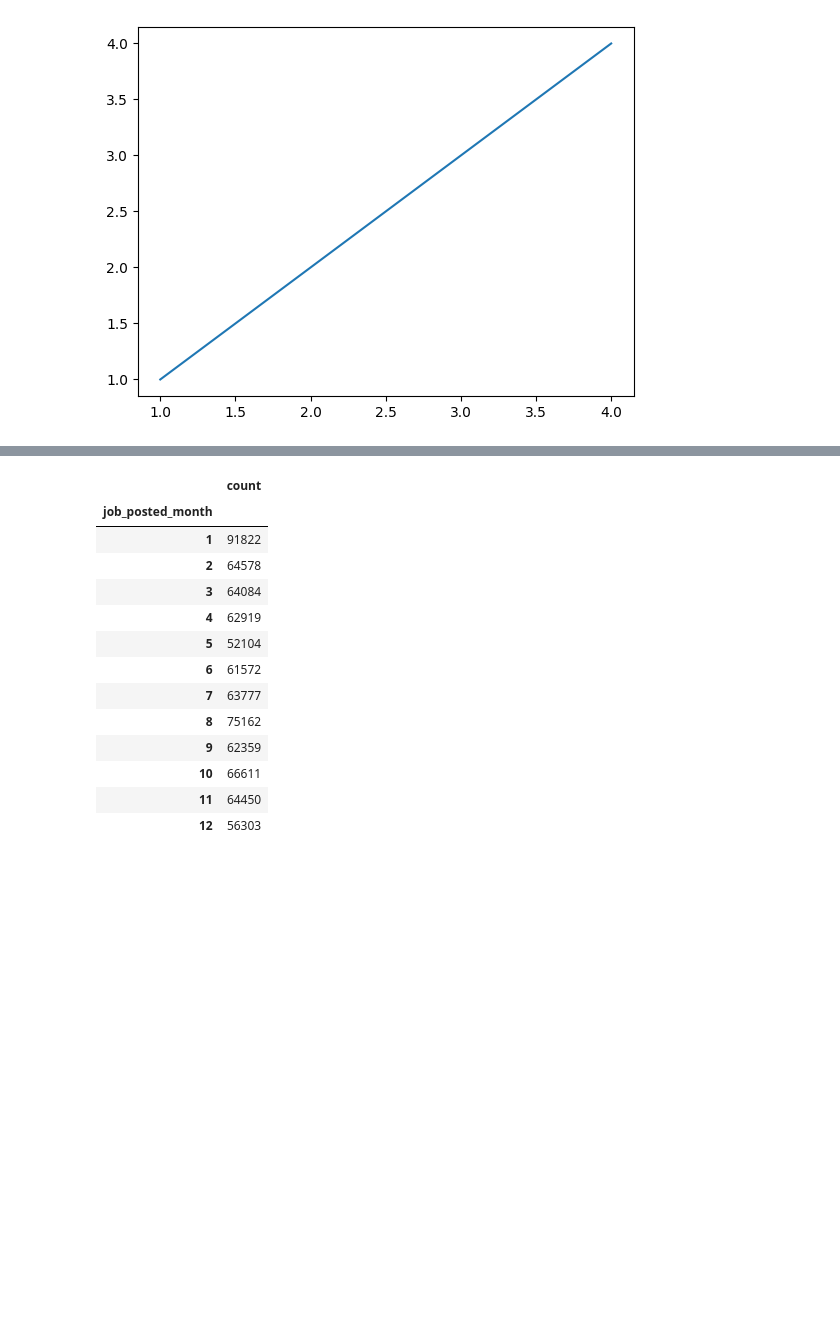
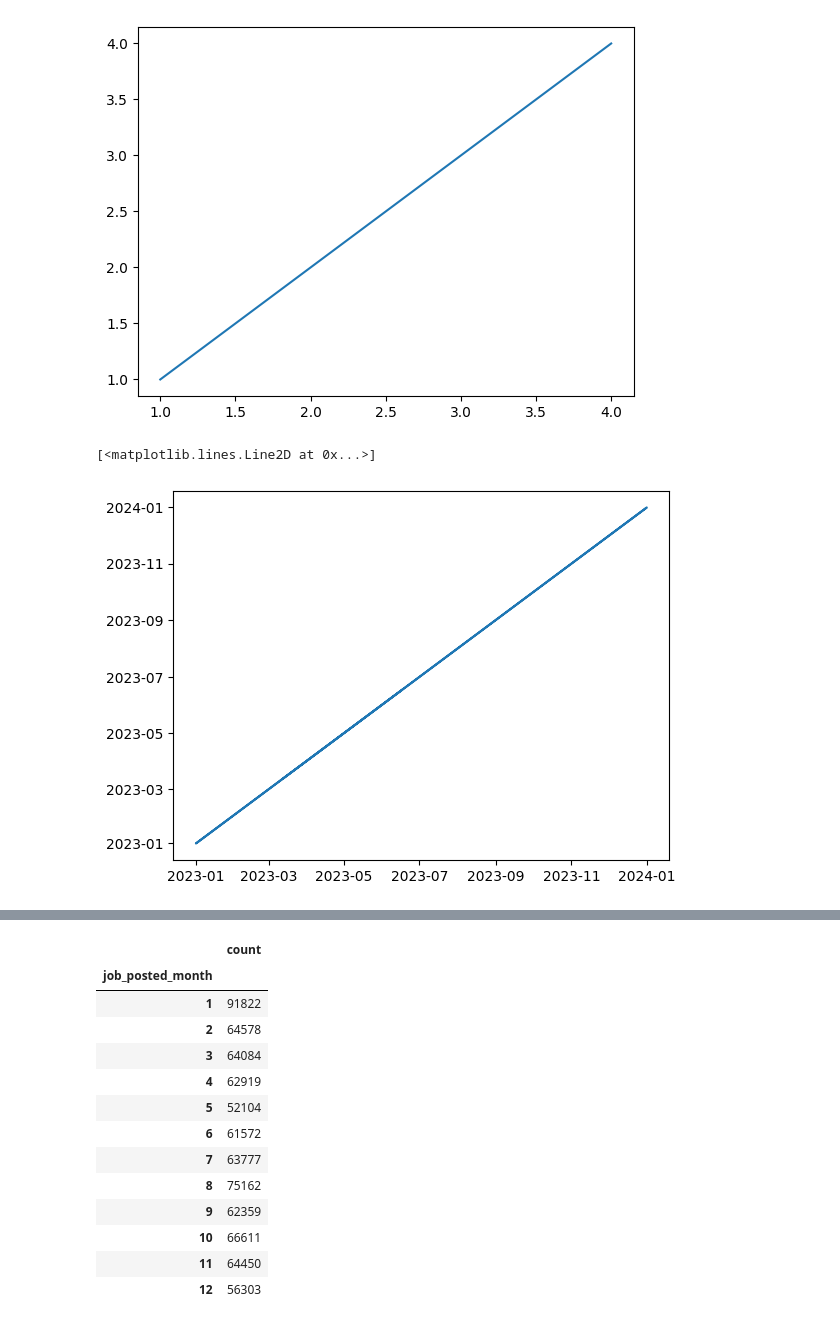
Before and after one commit to C0deB3ast/Data_analysis_work, a Jupyter notebook: Matplotlib.ipynb, the cells around one changed output, grey strips where cells are left out. Drawn from its saved outputs; the diff is of its cells as text; code cells hidden in the pictures; blank space fills up the shorter version.

```diff
--- a/Matplotlib.ipynb
+++ b/Matplotlib.ipynb
@@ -26,5 +26,10 @@ plt.plot(x,y)
 plt.show()
 # %% [output]
 [figure]
+# %%
+plt.plot(df.job_posted_date, df.job_posted_date)
+# %% [output]
+[<matplotlib.lines.Line2D at 0x...>]
+[figure, added]
 # %%
 date_counts = df.job_posted_date.value_counts()
```
Also changed, not shown: parts of 4 cells of this notebook.
